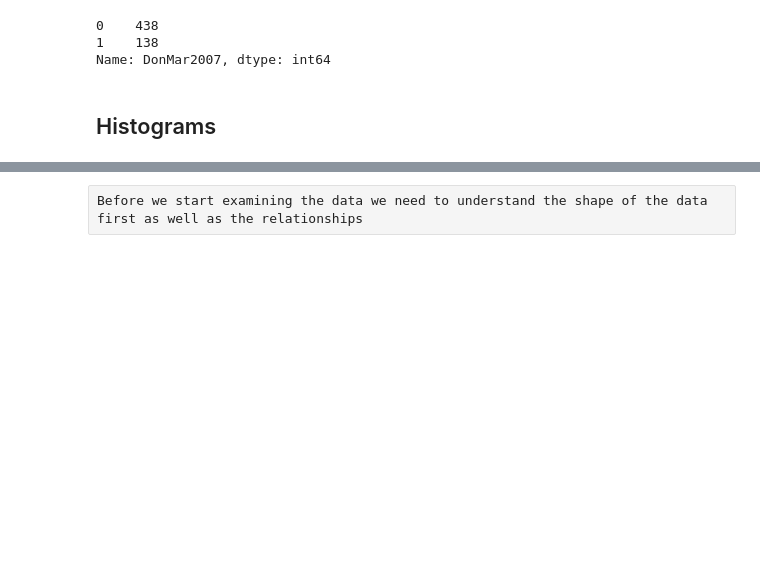
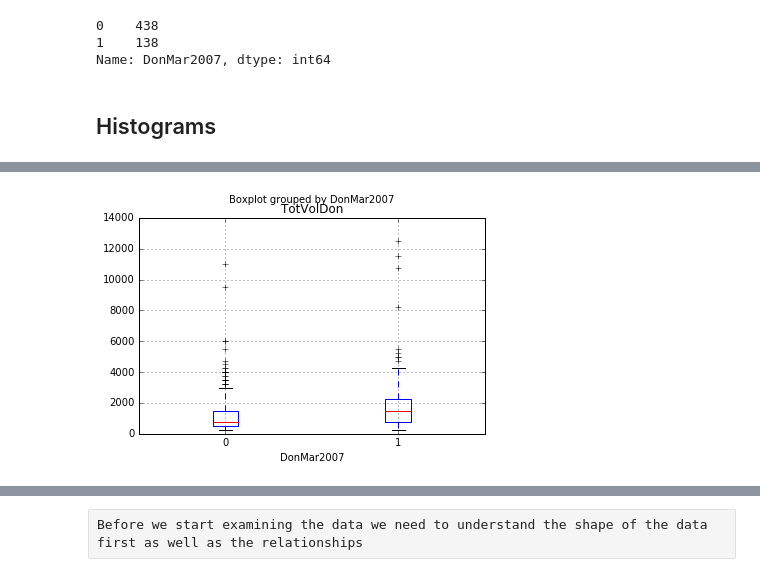
Before and after one commit to ukirderohit/Final-Project---Predict-Blood-Donations, a Jupyter notebook: Predict Blood Donation.ipynb, the cells around one changed output, grey strips where cells are left out. Cells and saved outputs as stored; diff of their text form; code cells hidden in the pictures; blank space fills up the shorter version.

```diff
--- a/Predict Blood Donation.ipynb
+++ b/Predict Blood Donation.ipynb
@@ -168,0 +183,6 @@ df.DonMar2007.value_counts().plot(kind='bar')
+# %%
+df.boxplot(column = "TotVolDon", by = "DonMar2007")
+plt.title('TotVolDon')
+plt.show()
+# %% [output]
+[figure, added]
```
Also changed, not shown: parts of 40 cells of this notebook.
